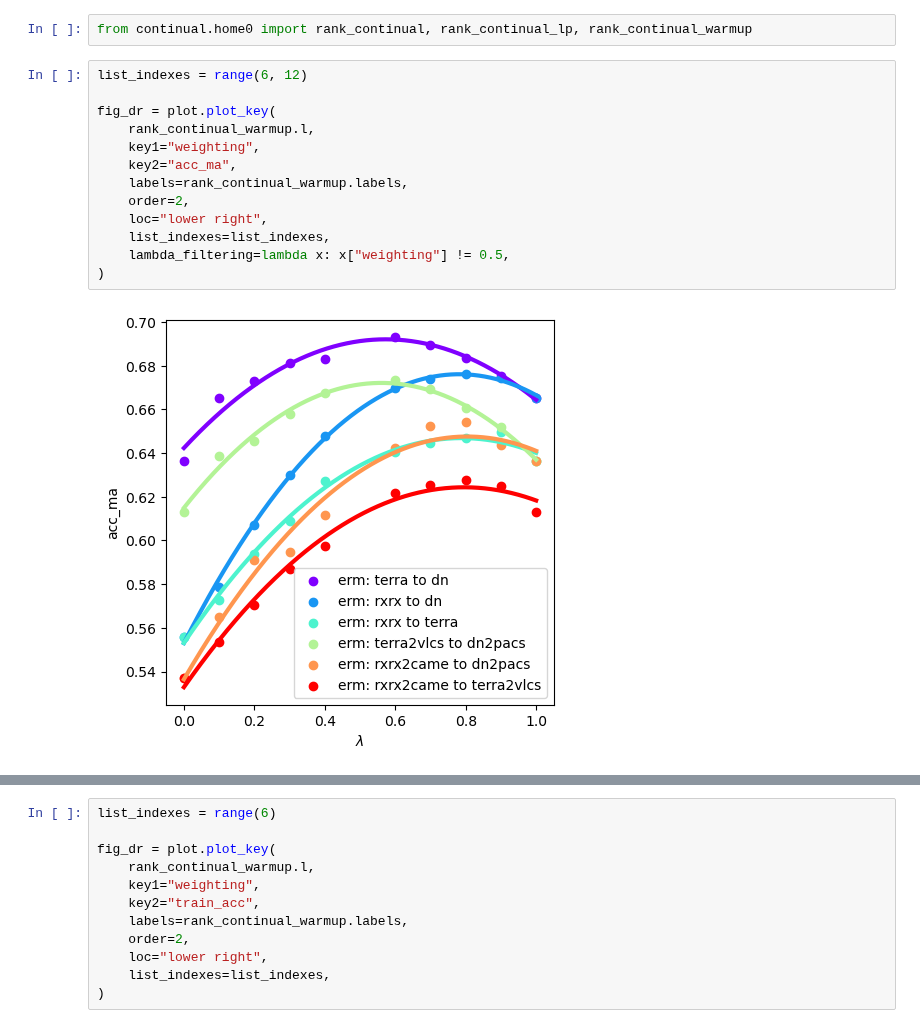
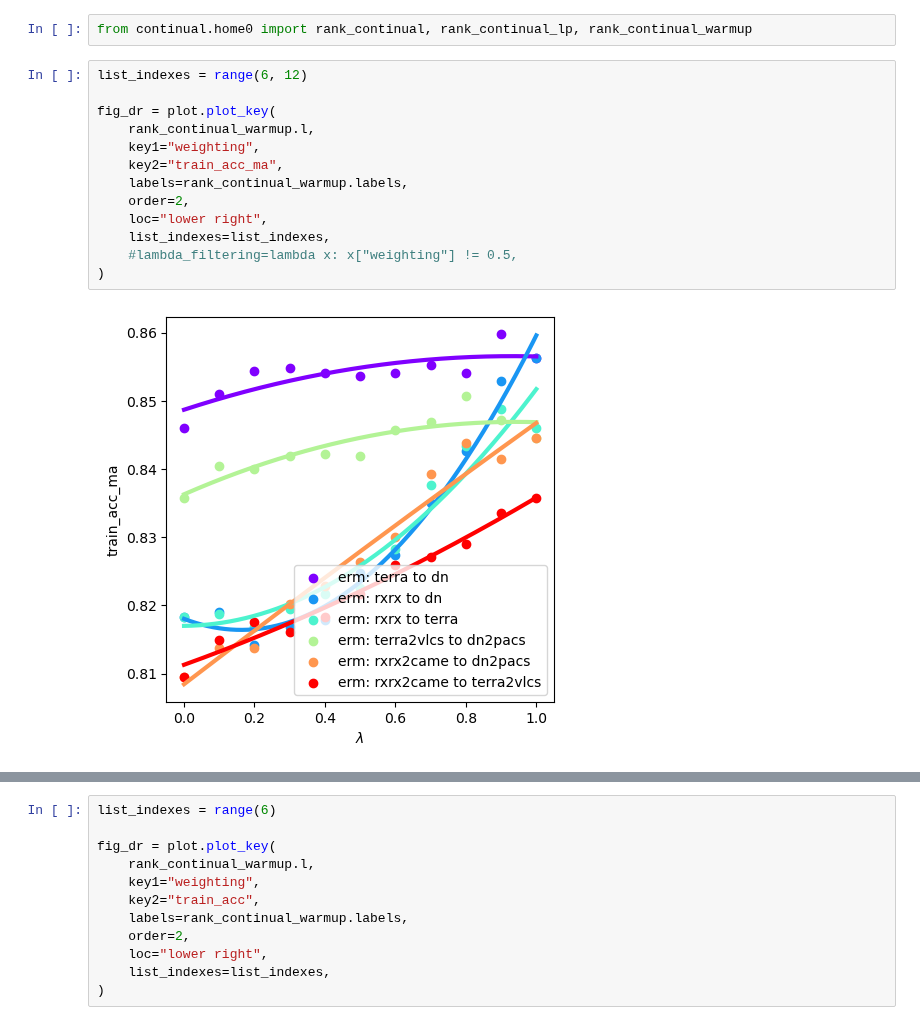
Before and after one commit to alexrame/domainbedv2, a Jupyter notebook: notebooks/diwa_diversity_versus_accuracy_home.ipynb, the cells around one changed output, grey strips where cells are left out. Cells and saved outputs as stored; diff of their text form.

```diff
--- a/notebooks/diwa_diversity_versus_accuracy_home.ipynb
+++ b/notebooks/diwa_diversity_versus_accuracy_home.ipynb
@@ -162,16 +146,16 @@ from continual.home0 import rank_continual, rank_continual_lp, rank_continual_wa
 # %%
 list_indexes = range(6, 12)
 
 fig_dr = plot.plot_key(
     rank_continual_warmup.l,
     key1="weighting",
-    key2="acc_ma",
+    key2="train_acc_ma",
     labels=rank_continual_warmup.labels,
     order=2,
     loc="lower right",
     list_indexes=list_indexes,
-    lambda_filtering=lambda x: x["weighting"] != 0.5,
+    #lambda_filtering=lambda x: x["weighting"] != 0.5,
 )
 # %% [output]
-[figure, old version]
+[figure, new version]
 # %%
```
Also changed, not shown: parts of 37 cells of this notebook, 1 other file.
